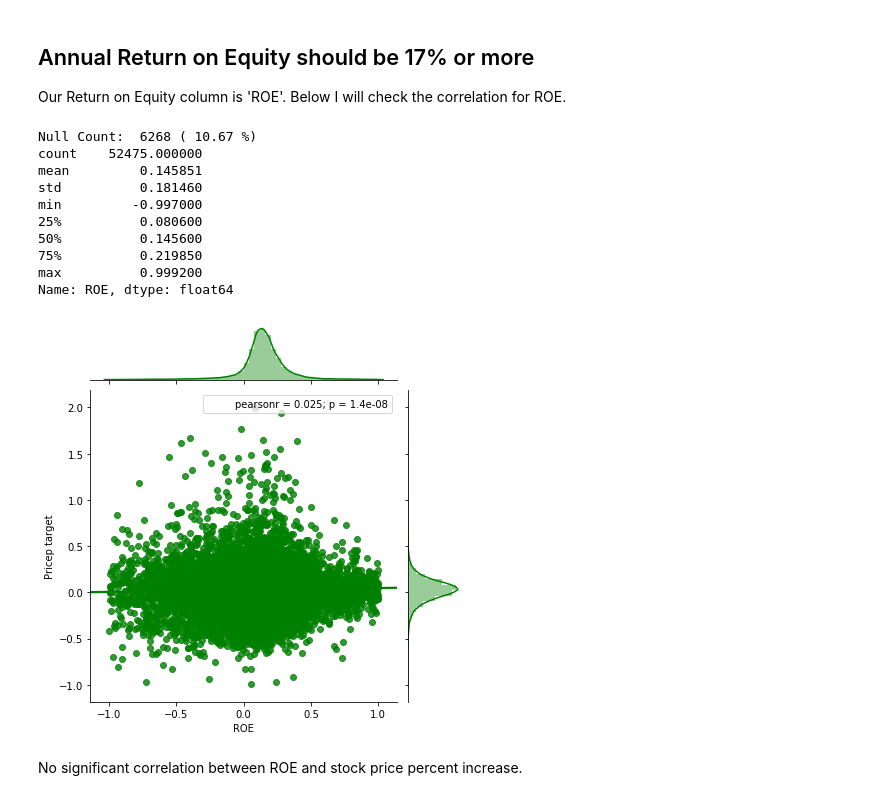
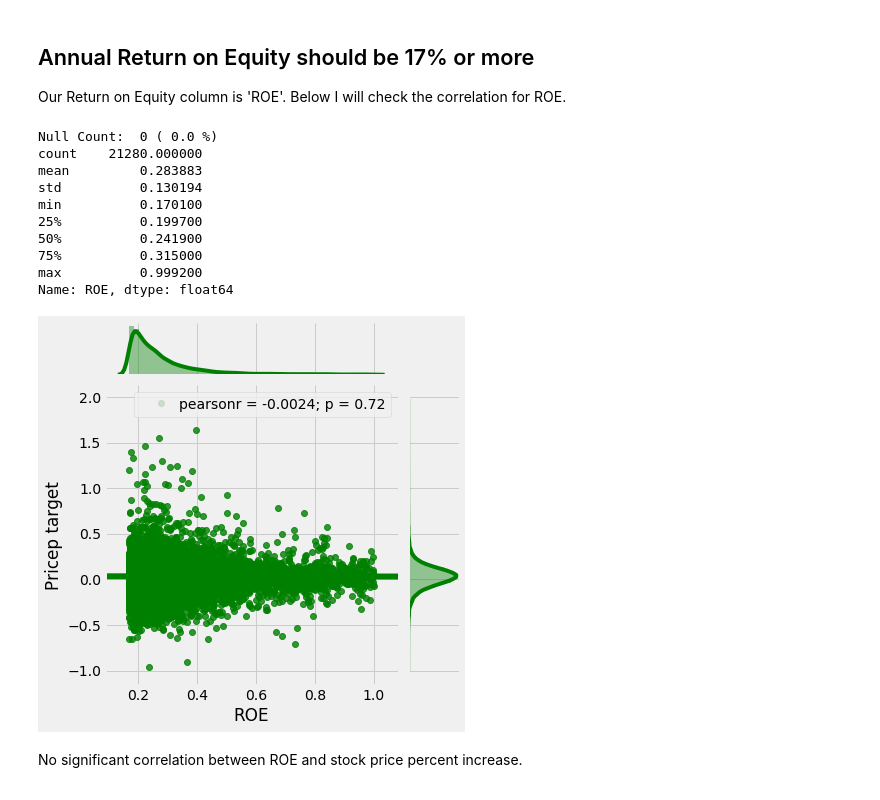
Before and after one commit to anorum/canslim, a Jupyter notebook: CAN SLIM.ipynb, the cells around one changed output. Cells and saved outputs as stored; diff of their text form; code cells hidden in the pictures.

```diff
--- a/CAN SLIM.ipynb
+++ b/CAN SLIM.ipynb
@@ -68,6 +68,7 @@ from datetime import datetime, date, time
 %matplotlib inline
 pd.set_option('max_columns', 999)
 pd.set_option('max_rows', 800)
+plt.style.use('ggplot')
 # %% [markdown]
 ## Importing Helpful Functions
 I wrote several functions to help with our analysis below.
@@ -488,14 +489,12 @@ Combiend the filter would look like the following
 # %%
 EPS_filter = (stocks['EPS basic_qperc'] >= .2) & (stocks['EPS basic_annualp'] >= .25) & \
             (stocks['EPS basic_qperc_accstreak'] >= 3)
-
 fig = plt.figure(figsize=(10,5))
-sns.kdeplot(data=stocks[EPS_filter == False]['Pricep target'].dropna(),label='All Stocks')
+sns.kdeplot(data=stocks[EPS_filter == False]['Pricep target'].dropna(),label='EPS Criteria Not Met')
 sns.kdeplot(data=stocks[EPS_filter]['Pricep target'].dropna(),label='EPS Criteria Met')
 plt.xlabel('Price Percentage Increase')
 plt.xticks(np.arange(-1,2,.2))
 plt.yticks(np.arange(0,4,.5))
-plt.style.use('fivethirtyeight')
 plt.show()
 print('Stocks which do not meet EPS criteria')
 print(stocks[EPS_filter == False]['Pricep target'].describe()[['count', 'mean', 'std']])
@@ -556,0 +583,3 @@ The stock should have total Earnings greater than 25% or more over the past 3 ye
+# %%
+ac = AnnualChange(cols=['Earnings'],add_percent=True)
+stocks = ac.fit_transform(stocks)
@@ -557,4 +588,4 @@ The stock should have total Earnings greater than 25% or more over the past 3 ye
 # %%
-si = StreakIncrease(cols=['EPS basic_annualp'], x=.25)
+si = StreakIncrease(cols=['Earnings_annualp'], x=.25)
 stocks = si.fit_transform(stocks)
 # %% [output]
@@ -579,19 +610,19 @@ No significant correlation between streaks of annual Earnings increases over 3 y
 ## Annual Return on Equity should be 17% or more
 Our Return on Equity column is 'ROE'. Below I will check the correlation for ROE.
 # %%
-explore(stocks, 'ROE')
+explore(stocks[stocks['ROE'] > .17], 'ROE')
 # %% [output]
-Null Count:  6268 ( 10.67 %)
-count    52475.000000
-mean         0.145851
-std          0.181460
-min         -0.997000
-25%          0.080600
-50%          0.145600
-75%          0.219850
+Null Count:  0 ( 0.0 %)
+count    21280.000000
+mean         0.283883
+std          0.130194
+min          0.170100
+25%          0.199700
+50%          0.241900
+75%          0.315000
 max          0.999200
 Name: ROE, dtype: float64
-[figure, old version]
+[figure, new version]
 # %% [markdown]
 No significant correlation between ROE and stock price percent increase.
 # %% [markdown]
```
Also changed, not shown: parts of 22 cells of this notebook, 1 other file.
